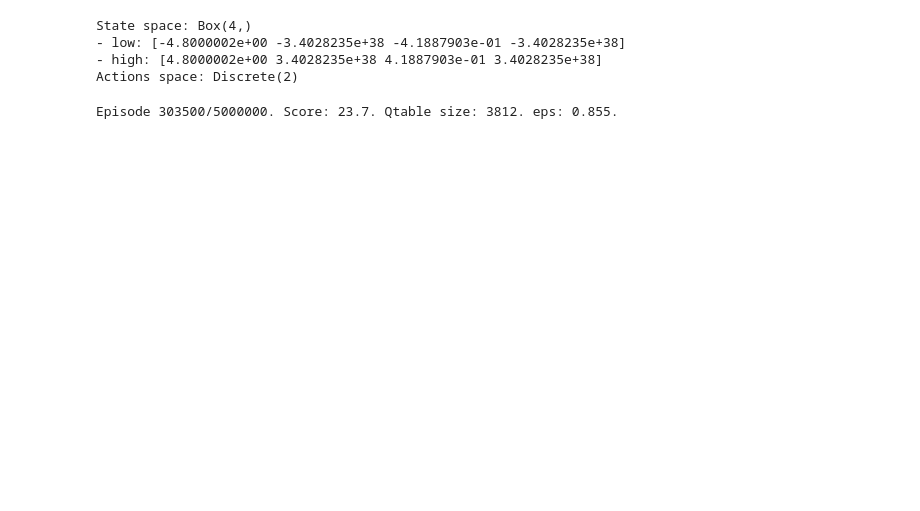
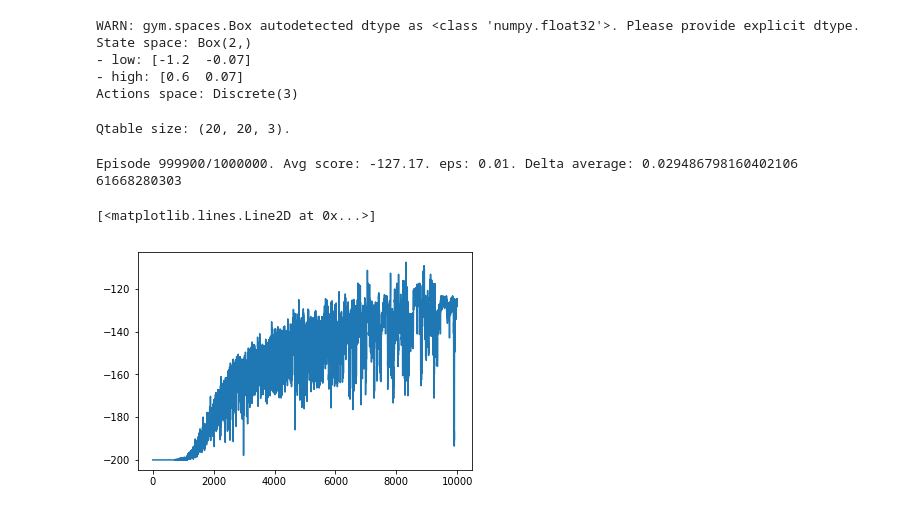
Before and after one commit to chihoxtra/reinforcement_learning, a Jupyter notebook: [PlayAround][Reinforcement Learning][Gym Env].ipynb, the cells around one changed output. Drawn from its saved outputs; the diff is of its cells as text; code cells hidden in the pictures; blank space fills up the shorter version.

Commit message:
first time successfully trained the mountain car to climb the mountain

```diff
--- a/[PlayAround][Reinforcement Learning][Gym Env].ipynb
+++ b/[PlayAround][Reinforcement Learning][Gym Env].ipynb
@@ -5,17 +5,19 @@ import numpy as np
 import matplotlib.pyplot as plt
 from collections import defaultdict
 # %%
-env = gym.make('CartPole-v0') #MsPacman-v0
+env = gym.make('MountainCar-v0') #MsPacman-v0
+env.seed(505);
 # Explore state (observation) space
 print("State space:", env.observation_space)
 print("- low:", env.observation_space.low)
 print("- high:", env.observation_space.high)
 print("Actions space:", env.action_space)
 # %% [output]
-State space: Box(4,)
-- low: [-4.8000002e+00 -3.4028235e+38 -4.1887903e-01 -3.4028235e+38]
-- high: [4.8000002e+00 3.4028235e+38 4.1887903e-01 3.4028235e+38]
-Actions space: Discrete(2)
+WARN: gym.spaces.Box autodetected dtype as <class 'numpy.float32'>. Please provide explicit dtype.
+State space: Box(2,)
+- low: [-1.2  -0.07]
+- high: [0.6  0.07]
+Actions space: Discrete(3)
 # %%
 def create_uniform_grid(low, high, bins=(10, 10)):
     """Define a uniformly-spaced grid that can be used to discretize a space.
@@ -35,21 +37,3 @@ def create_uniform_grid(low, high, bins=(10, 10)):
         A list of arrays containing split points for each dimension.
     """
     return [np.linspace(low[i], high[i], num=(bins[i]+1))[1:-1] for i in range(len(low))]
-
-def discretize(sample, grid):
-    """Discretize a sample as per given grid.
-
-    Parameters
-    ----------
-    sample : array_like
-        A single sample from the (original) continuous space.
-    grid : list of array_like
-        A list of arrays containing split points for each dimension.
-
-    Returns
-    -------
-    discretized_sample : array_like
-        A sequence of integers with the same number of dimensions as sample.
-    """
-    # TODO: Implement this
-    return [np.digitize(sample[i], grid[i]) for i in range(len(grid)) ]
@@ -158,10 +218,14 @@ class GymAgent:
 # %%
-bins = tuple([80 for i in range(len(env.observation_space.high))])
+bins = tuple([20 for i in range(len(env.observation_space.high))])
 state_grid = create_uniform_grid(env.observation_space.low, env.observation_space.high, bins=bins)
-gym_agent = GymAgent(env.observation_space.shape, env.action_space.n, state_grid)
+gym_agent1 = GymAgent(env, env.action_space.n, state_grid,
+                     gamma=0.99, alpha=0.02, eps=1.0, eps_decay_rate=0.9995, eps_min=0.01)
+# %% [output]
+Qtable size: (20, 20, 3).
 # %%
-average_score = gym_agent.run(env, 5000000, mode='train')
+average_score = gym_agent1.run(1000000, mode='train')
 plt.plot(average_score)
-#env.close()
 # %% [output]
-Episode 303500/5000000. Score: 23.7. Qtable size: 3812. eps: 0.855.
+Episode 999900/1000000. Avg score: -127.17. eps: 0.01. Delta average: 0.029486798160402106      61668280303
+[<matplotlib.lines.Line2D at 0x...>]
+[figure, added]
```
Also changed, not shown: parts of 6 cells of this notebook, 3 other files.
